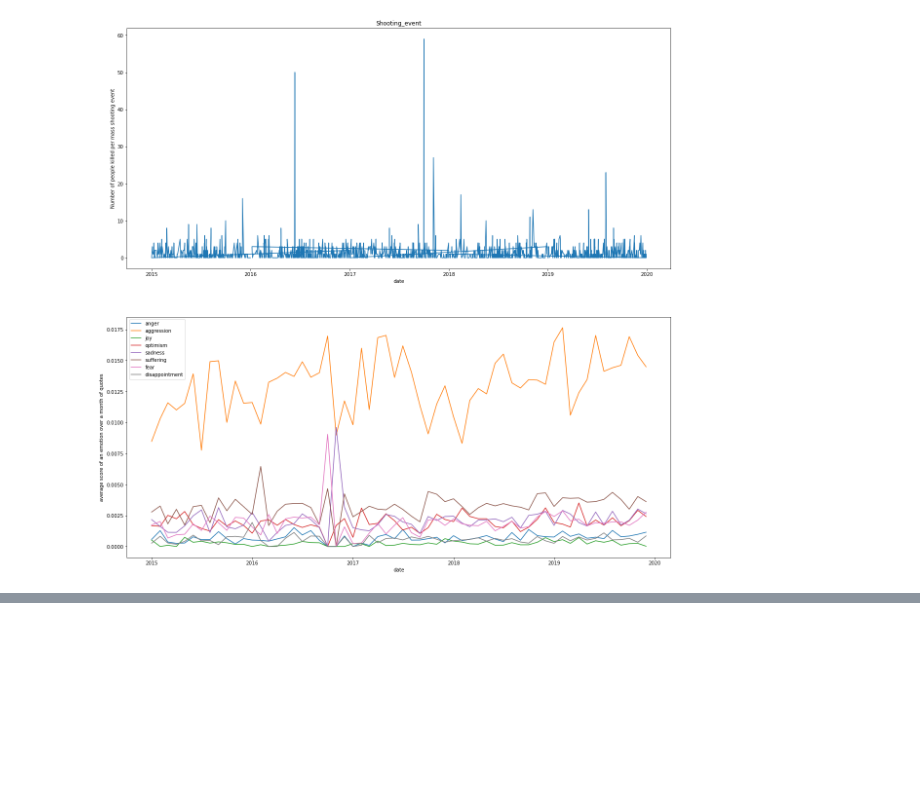
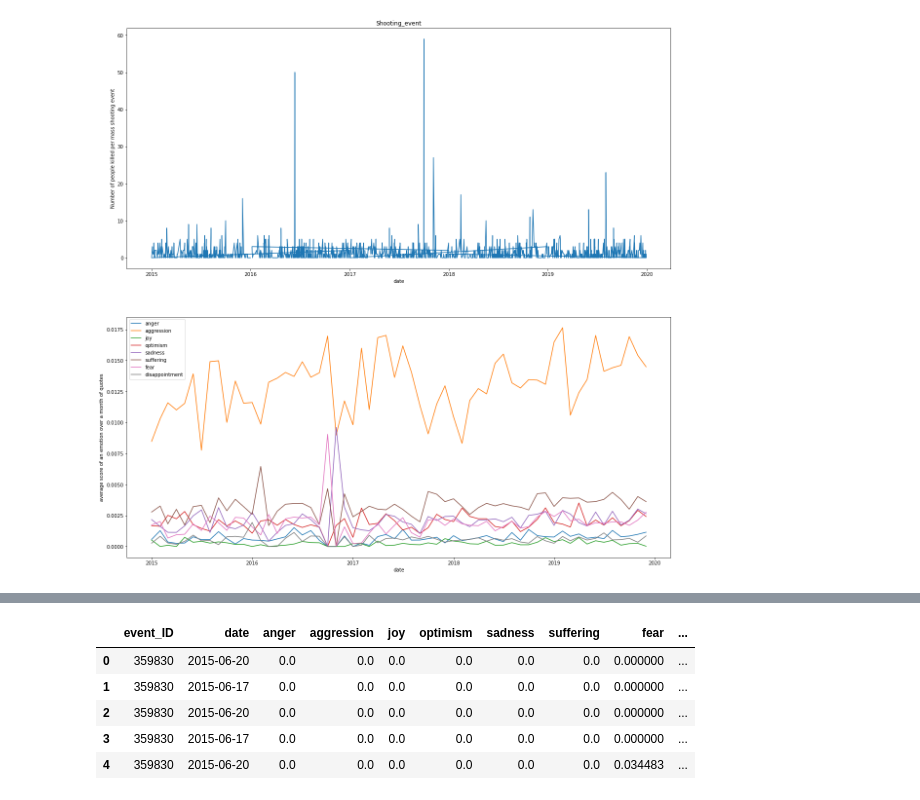
Before and after one commit to epfl-ada/ada-2021-project-lejt, a Jupyter notebook: Emotion extraction.ipynb, the cells around one changed output, grey strips where cells are left out. Drawn from its saved outputs; the diff is of its cells as text; code cells hidden in the pictures; blank space fills up the shorter version.

```diff
--- a/Emotion extraction.ipynb
+++ b/Emotion extraction.ipynb
@@ -164,0 +197,65 @@ ax[1].legend();
+# %%
+from datetime import datetime, timedelta
+
+delta = 5 # Specify the time delta we wish to analyse
+
+# Categories worth evaluating
+cats = ["anger", "aggression", "joy", "pride", "nervousness", "suffering", "fear", "neglect", "deception",
+        "disgust", "optimism", "sadness", "disappointment"]
+
+anger = []
+aggression = []
+joy = []
+pride = []
+sadness = []
+suffering = []
+fear = []
+disappointment = []
+optimism = []
+
+event_ID = []
+dates = []
+
+for date in selected_df.date:
+    # define acceptable time interval:
+    start = (date - timedelta(days=delta))
+    end = (date + timedelta(days=delta))
+
+    # extract quotes within desired timeframe:
+    current_quotes = final_df[final_df.date >= start]
+    current_quotes = current_quotes[current_quotes.date <= end]
+
+    # Retrieve incident ID being analysed:
+    current_ID = int(selected_df[selected_df.date == date]['Incident ID'])
+
+    # Retrieve dates of all quotes analyzed for event in question:
+    dates = dates + list(current_quotes['date'])
+
+    # Run algorithm
+    for quote in current_quotes.quotation:
+        empath_features = lexicon.analyze(quote, categories = cats, normalize = True)
+        anger.append(empath_features["anger"])
+        aggression.append(empath_features["aggression"])
+        joy.append(empath_features["joy"])
+        optimism.append(empath_features["optimism"])
+        sadness.append(empath_features["sadness"])
+        suffering.append(empath_features["suffering"])
+        fear.append(empath_features["fear"])
+        disappointment.append(empath_features["disappointment"])
+        event_ID.append(current_ID)
+
+
+    # Store result in dataframe
+    data = {'event_ID': event_ID, 'date': dates, 'anger': anger, 'aggression': aggression, 'joy': joy,
+            'optimism': optimism, 'sadness': sadness, 'suffering': suffering, 'fear': fear,
+            'disappointment': disappointment}
+    emotion_df = pd.DataFrame(data)
+
+emotion_df.head()
+# %% [output]
+|  | event_ID | date | anger | aggression | joy | optimism | sadness | suffering | fear | ... |
+| 0 | 359830 | 2015-06-20 | 0.0 | 0.0 | 0.0 | 0.0 | 0.0 | 0.0 | 0.000000 | ... |
+| 1 | 359830 | 2015-06-17 | 0.0 | 0.0 | 0.0 | 0.0 | 0.0 | 0.0 | 0.000000 | ... |
+| 2 | 359830 | 2015-06-20 | 0.0 | 0.0 | 0.0 | 0.0 | 0.0 | 0.0 | 0.000000 | ... |
+| 3 | 359830 | 2015-06-17 | 0.0 | 0.0 | 0.0 | 0.0 | 0.0 | 0.0 | 0.000000 | ... |
+| 4 | 359830 | 2015-06-20 | 0.0 | 0.0 | 0.0 | 0.0 | 0.0 | 0.0 | 0.034483 | ... |
```
Also changed, not shown: parts of 7 cells of this notebook.
